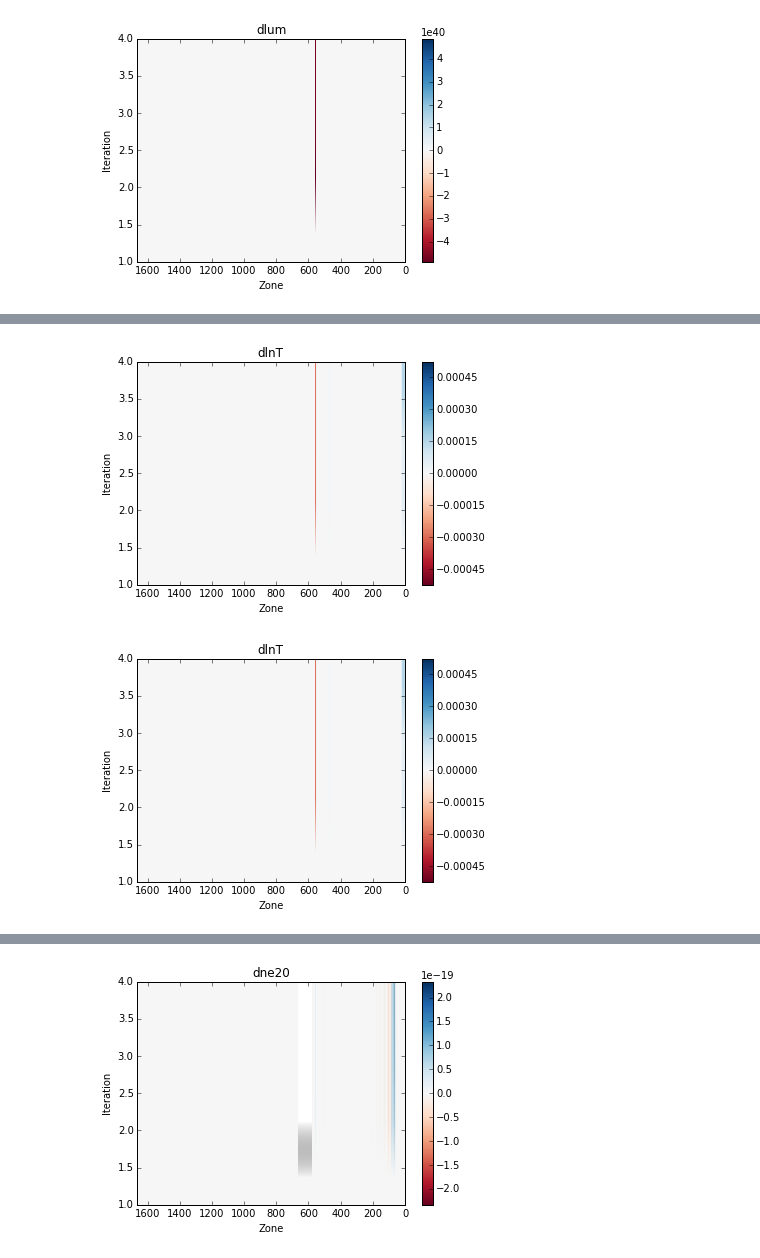
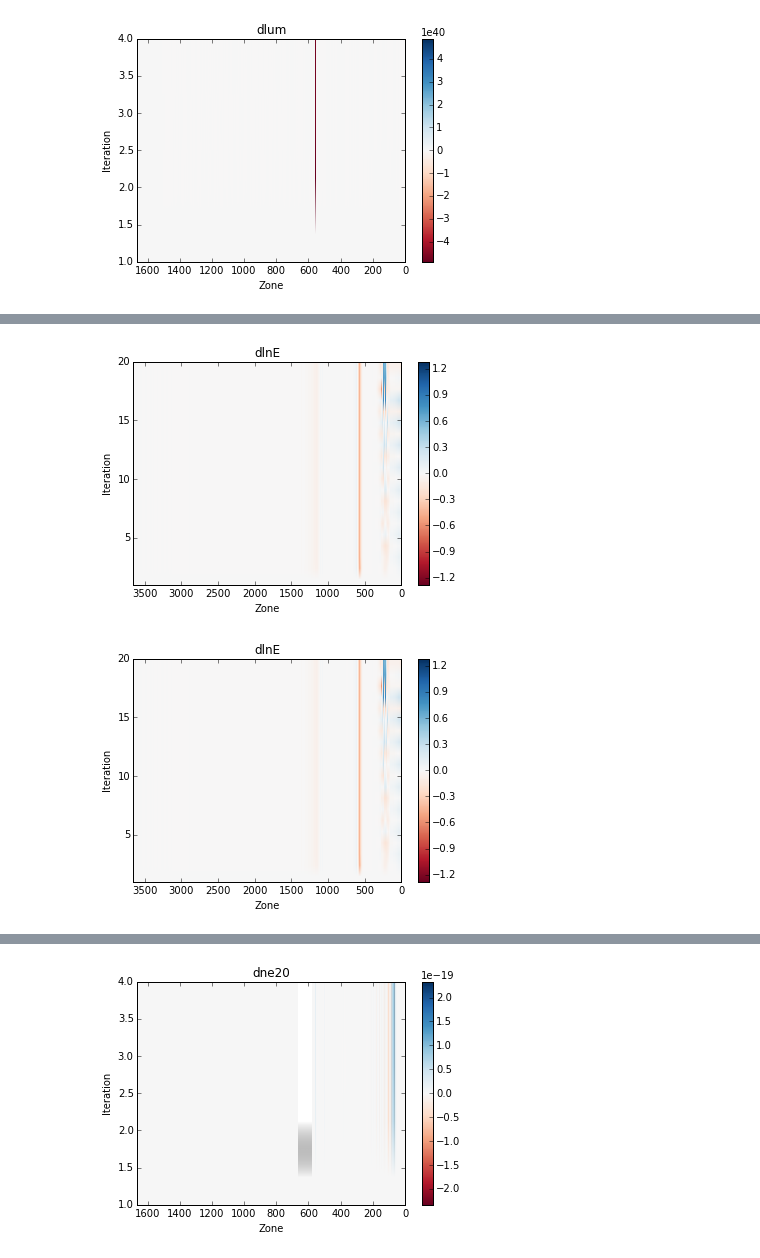
Before and after one commit to JRGarza/CE_mesa, a Jupyter notebook: python_scripts/Debug_hydro.ipynb, the cells around one changed output, grey strips where cells are left out. Cells and saved outputs as stored; diff of their text form; code cells hidden in the pictures.

```diff
--- a/python_scripts/Debug_hydro.ipynb
+++ b/python_scripts/Debug_hydro.ipynb
@@ -89,8 +89,8 @@ sol.make_iter_plot('lum',dir="../working/plot_data/solve_logs", min_zone = 1, ma
 # %%
-sol.make_iter_plot('dlnT',dir="../working/plot_data/solve_logs", min_zone = 1, max_zone = None)
+sol.make_iter_plot('dlnE',dir="../working/plot_data/solve_logs", min_zone = 1, max_zone = None)
 # %% [output]
-[figure, old version]
+[figure, new version]
-[figure, old version]
+[figure, new version]
 # %%
 sol.make_iter_plot('dlnR',dir="../working/plot_data/solve_logs", min_zone = 1, max_zone = None)
 # %% [output]
```
Also changed, not shown: parts of 9 cells of this notebook, 3 other files.
